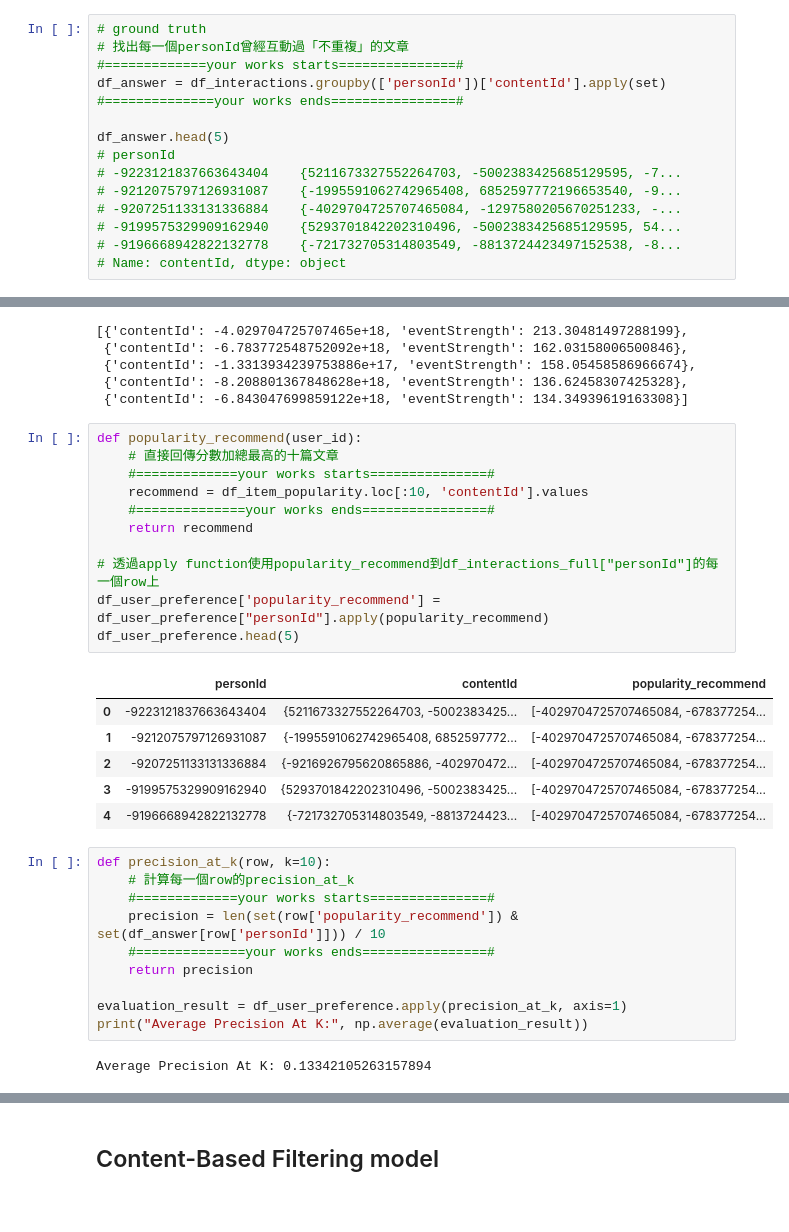
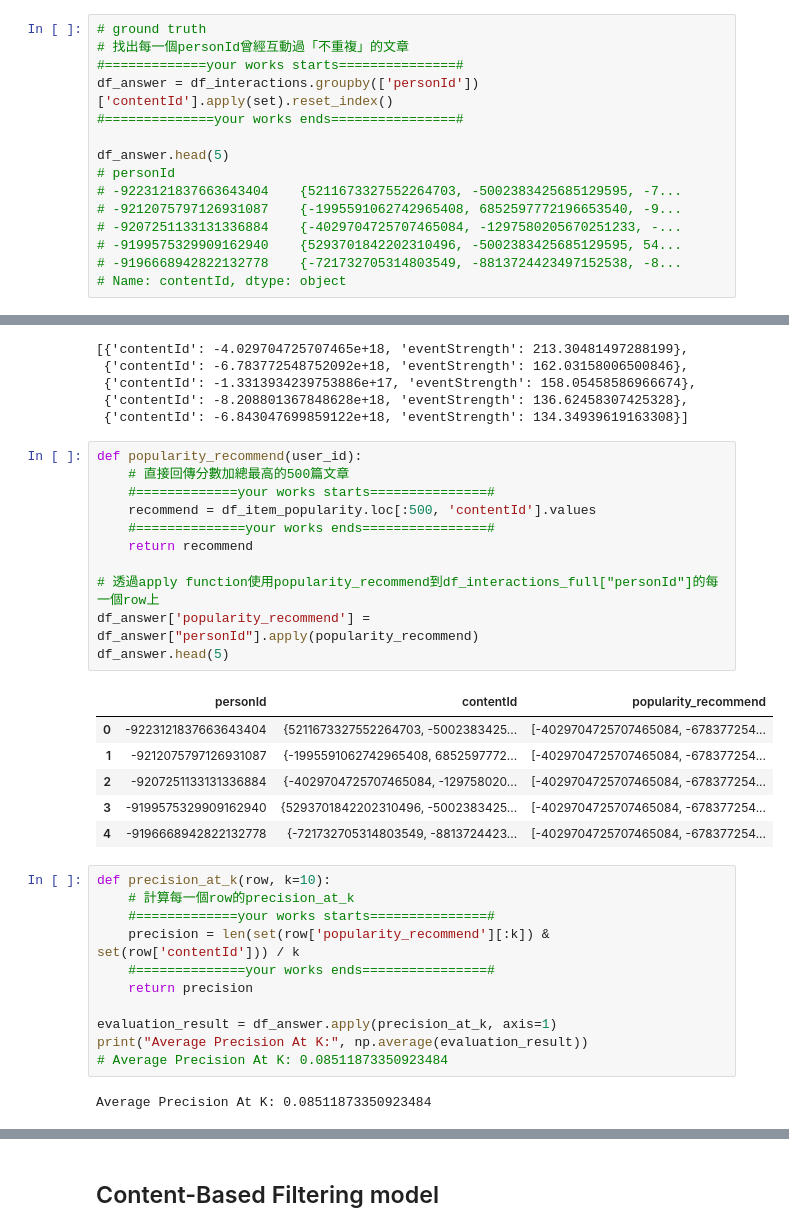
Before and after one commit to GoatWang/IIIMaterial, a Jupyter notebook: 09_RecommendationSystem/main09.ipynb, the cells around one changed output, grey strips where cells are left out. Cells and saved outputs as stored; diff of their text form.

Commit message:
recommendation

```diff
--- a/09_RecommendationSystem/main09.ipynb
+++ b/09_RecommendationSystem/main09.ipynb
@@ -215,7 +192,7 @@ df_user_preference = df_interactions_full.groupby('personId')['contentId'].apply
 # ground truth
 # 找出每一個personId曾經互動過「不重複」的文章
 #=============your works starts===============#
-df_answer = df_interactions.groupby(['personId'])['contentId'].apply(set)
+df_answer = df_interactions.groupby(['personId'])['contentId'].apply(set).reset_index()
 #==============your works ends================#
 
 df_answer.head(5)
@@ -256,31 +232,32 @@ df_item_popularity.head(5).to_dict(orient='record')
  {'contentId': -6.843047699859122e+18, 'eventStrength': 134.34939619163308}]
 # %%
 def popularity_recommend(user_id):
-    # 直接回傳分數加總最高的十篇文章
+    # 直接回傳分數加總最高的500篇文章
     #=============your works starts===============#
-    recommend = df_item_popularity.loc[:10, 'contentId'].values
+    recommend = df_item_popularity.loc[:500, 'contentId'].values
     #==============your works ends================#
     return recommend
 
 # 透過apply function使用popularity_recommend到df_interactions_full["personId"]的每一個row上
-df_user_preference['popularity_recommend'] = df_user_preference["personId"].apply(popularity_recommend)
-df_user_preference.head(5)
+df_answer['popularity_recommend'] = df_answer["personId"].apply(popularity_recommend)
+df_answer.head(5)
 # %% [output]
 |  | personId | contentId | popularity_recommend |
 | 0 | -9223121837663643404 | {5211673327552264703, -5002383425... | [-4029704725707465084, -678377254... |
 | 1 | -9212075797126931087 | {-1995591062742965408, 6852597772... | [-4029704725707465084, -678377254... |
-| 2 | -9207251133131336884 | {-9216926795620865886, -402970472... | [-4029704725707465084, -678377254... |
+| 2 | -9207251133131336884 | {-4029704725707465084, -129758020... | [-4029704725707465084, -678377254... |
 | 3 | -9199575329909162940 | {5293701842202310496, -5002383425... | [-4029704725707465084, -678377254... |
 | 4 | -9196668942822132778 | {-721732705314803549, -8813724423... | [-4029704725707465084, -678377254... |
 # %%
 def precision_at_k(row, k=10):
     # 計算每一個row的precision_at_k
     #=============your works starts===============#
-    precision = len(set(row['popularity_recommend']) & set(df_answer[row['personId']])) / 10
+    precision = len(set(row['popularity_recommend'][:k]) & set(row['contentId'])) / k
     #==============your works ends================#
     return precision
 
-evaluation_result = df_user_preference.apply(precision_at_k, axis=1)
+evaluation_result = df_answer.apply(precision_at_k, axis=1)
 print("Average Precision At K:", np.average(evaluation_result))
+# Average Precision At K: 0.08511873350923484
 # %% [output]
-Average Precision At K: 0.13342105263157894
+Average Precision At K: 0.08511873350923484
```
Also changed, not shown: parts of 19 cells of this notebook.
